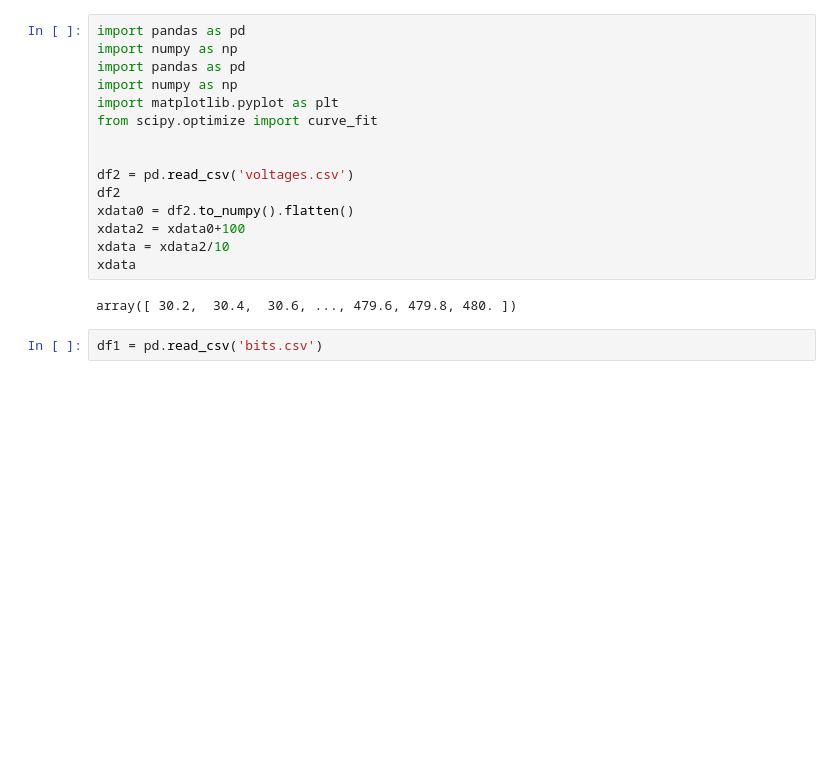
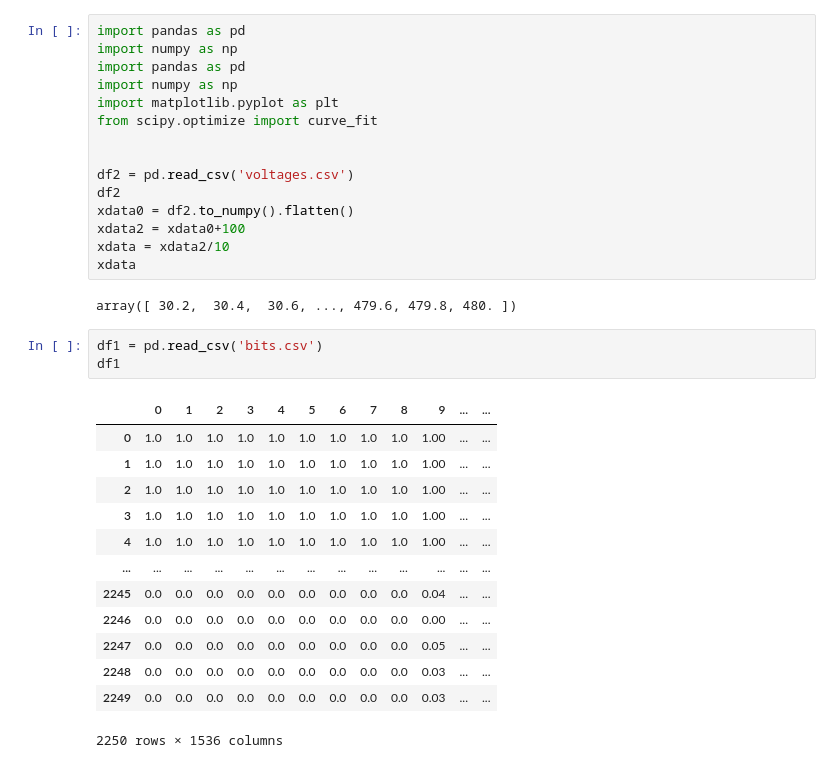
Before and after one commit to jieunyoo/chipOct23, a Jupyter notebook: plotScurve.ipynb, the cells around one changed output. Drawn from its saved outputs; the diff is of its cells as text; blank space fills up the shorter version.

```diff
--- a/plotScurve.ipynb
+++ b/plotScurve.ipynb
@@ -17,6 +17,21 @@ xdata
 array([ 30.2,  30.4,  30.6, ..., 479.6, 479.8, 480. ])
 # %%
 df1 = pd.read_csv('bits.csv')
+df1
+# %% [output]
+|  | 0 | 1 | 2 | 3 | 4 | 5 | 6 | 7 | 8 | 9 | ... | ... |
+| 0 | 1.0 | 1.0 | 1.0 | 1.0 | 1.0 | 1.0 | 1.0 | 1.0 | 1.0 | 1.00 | ... | ... |
+| 1 | 1.0 | 1.0 | 1.0 | 1.0 | 1.0 | 1.0 | 1.0 | 1.0 | 1.0 | 1.00 | ... | ... |
+| 2 | 1.0 | 1.0 | 1.0 | 1.0 | 1.0 | 1.0 | 1.0 | 1.0 | 1.0 | 1.00 | ... | ... |
+| 3 | 1.0 | 1.0 | 1.0 | 1.0 | 1.0 | 1.0 | 1.0 | 1.0 | 1.0 | 1.00 | ... | ... |
+| 4 | 1.0 | 1.0 | 1.0 | 1.0 | 1.0 | 1.0 | 1.0 | 1.0 | 1.0 | 1.00 | ... | ... |
+| ... | ... | ... | ... | ... | ... | ... | ... | ... | ... | ... | ... | ... |
+| 2245 | 0.0 | 0.0 | 0.0 | 0.0 | 0.0 | 0.0 | 0.0 | 0.0 | 0.0 | 0.04 | ... | ... |
+| 2246 | 0.0 | 0.0 | 0.0 | 0.0 | 0.0 | 0.0 | 0.0 | 0.0 | 0.0 | 0.00 | ... | ... |
+| 2247 | 0.0 | 0.0 | 0.0 | 0.0 | 0.0 | 0.0 | 0.0 | 0.0 | 0.0 | 0.05 | ... | ... |
+| 2248 | 0.0 | 0.0 | 0.0 | 0.0 | 0.0 | 0.0 | 0.0 | 0.0 | 0.0 | 0.03 | ... | ... |
+| 2249 | 0.0 | 0.0 | 0.0 | 0.0 | 0.0 | 0.0 | 0.0 | 0.0 | 0.0 | 0.03 | ... | ... |
+2250 rows × 1536 columns
 # %%
 import pandas as pd
 import numpy as np
```
Also changed, not shown: parts of 4 cells of this notebook, 2 other files.
